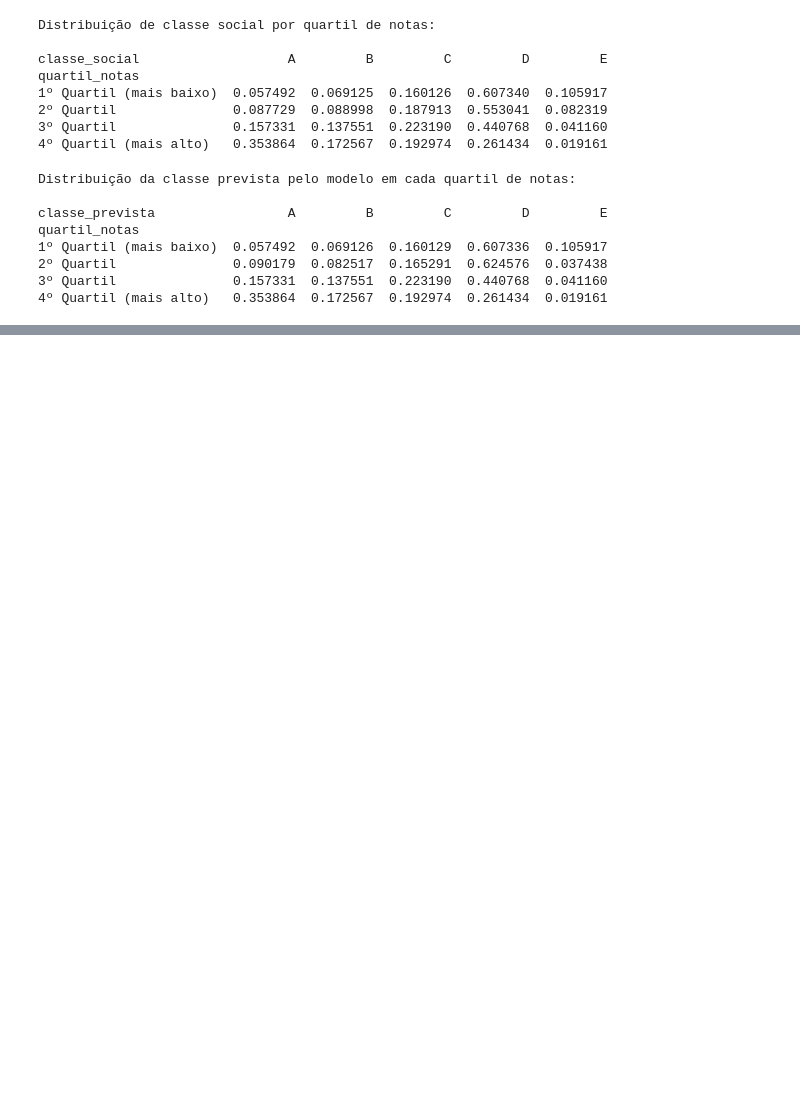
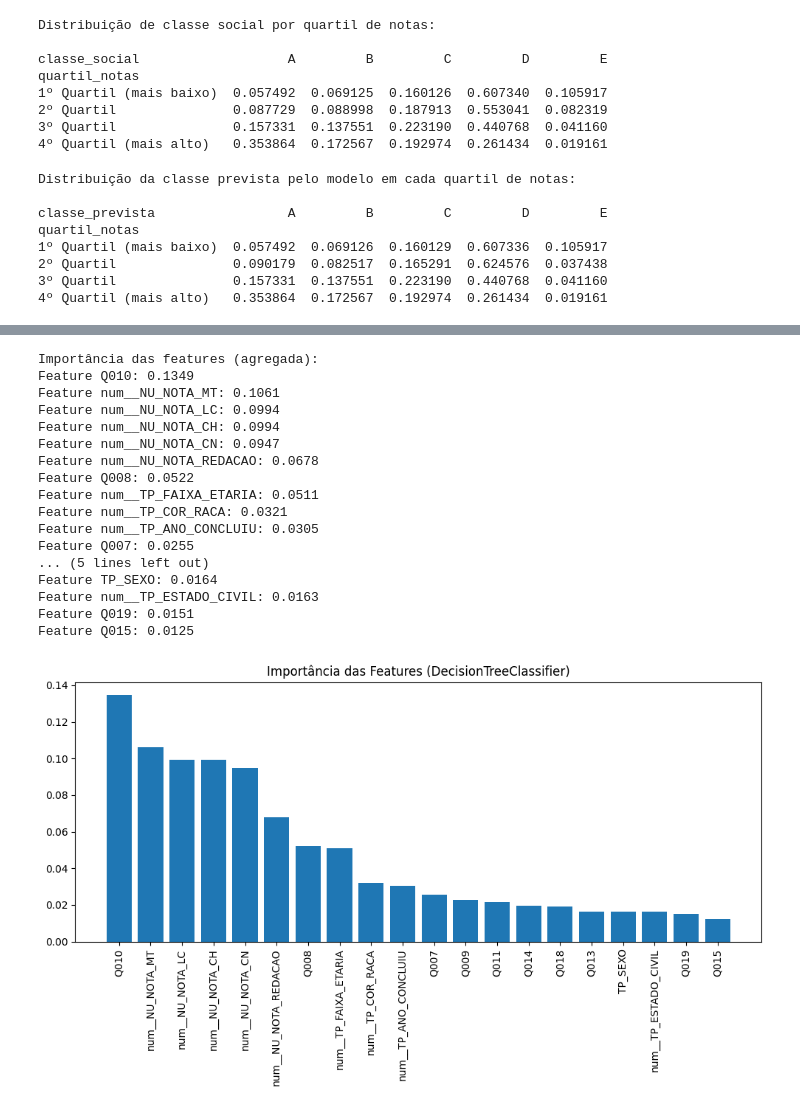
Before and after one commit to vinicarlosss/TCC_Sistemas-de-informa-o, a Jupyter notebook: arvore_decisao.ipynb, the cells around one changed output, grey strips where cells are left out. Cells and saved outputs as stored; diff of their text form; code cells hidden in the pictures; blank space fills up the shorter version.

```diff
--- a/arvore_decisao.ipynb
+++ b/arvore_decisao.ipynb
@@ -342,0 +464,21 @@ dataset_rural = dataset_sem_nulos[dataset_sem_nulos['TP_LOCALIZACAO_ESC'] == 2]
+# %%
+df_importancia_urbano = analisar_importancia_features_agregada(modelo_urbano, clf_urbano, categoricas, 20)
+# %% [output]
+Importância das features (agregada):
+Feature Q010: 0.1349
+Feature num__NU_NOTA_MT: 0.1061
+Feature num__NU_NOTA_LC: 0.0994
+Feature num__NU_NOTA_CH: 0.0994
+Feature num__NU_NOTA_CN: 0.0947
+Feature num__NU_NOTA_REDACAO: 0.0678
+Feature Q008: 0.0522
+Feature num__TP_FAIXA_ETARIA: 0.0511
+Feature num__TP_COR_RACA: 0.0321
+Feature num__TP_ANO_CONCLUIU: 0.0305
+Feature Q007: 0.0255
+... (5 lines left out)
+Feature TP_SEXO: 0.0164
+Feature num__TP_ESTADO_CIVIL: 0.0163
+Feature Q019: 0.0151
+Feature Q015: 0.0125
+[figure, added]
```
Also changed, not shown: parts of 13 cells of this notebook.
